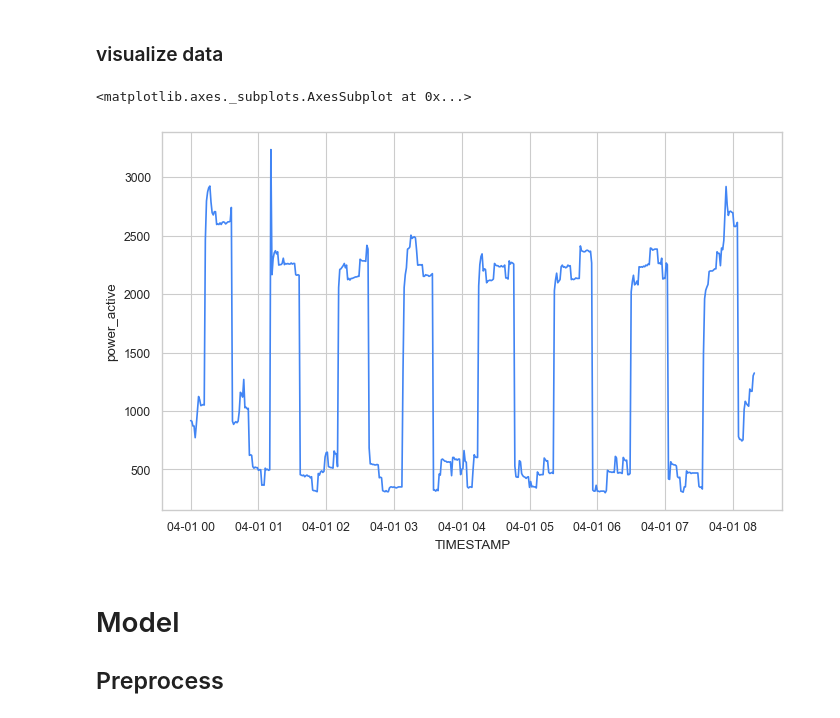
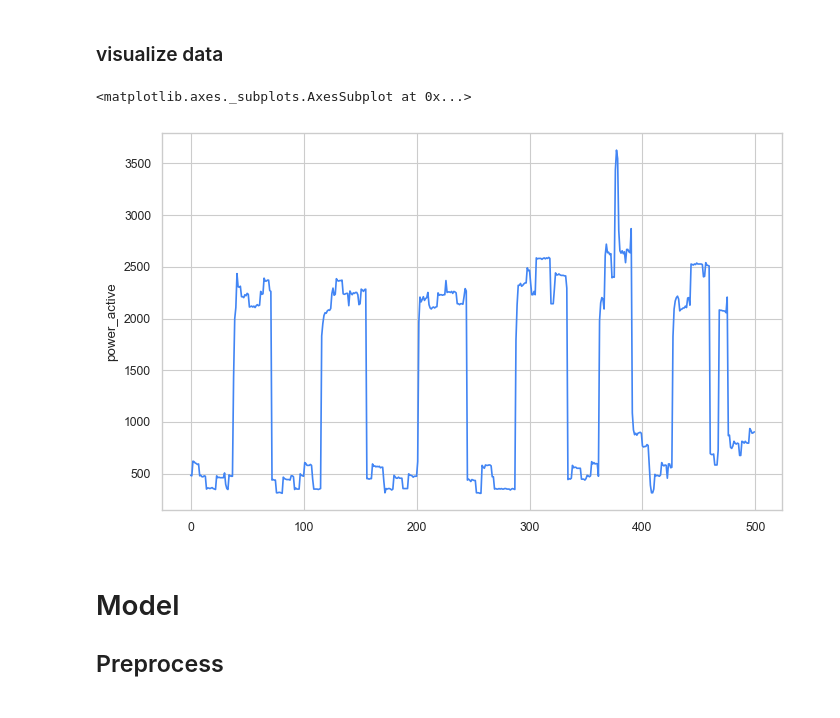
Before and after one commit to chuan-khuna/datamining_nilm_v2, a Jupyter notebook: 05_model_predict_main.ipynb, the cells around one changed output. Drawn from its saved outputs; the diff is of its cells as text; code cells hidden in the pictures.

```diff
--- a/05_model_predict_main.ipynb
+++ b/05_model_predict_main.ipynb
@@ -190,0 +193,4 @@ df
+# %%
+weekday = 3
+
+df = df[df['weekday'] == weekday]
@@ -194,10 +209,10 @@ df
 power_variable = "power_active"
 # %%
 n = 500
-sns.lineplot(x=df[timestamp_col][:n], y=df[power_variable][:n])
+sns.lineplot(x=np.arange(len(df[power_variable][:n])), y=df[power_variable][:n])
 # %% [output]
 <matplotlib.axes._subplots.AxesSubplot at 0x...>
-[figure, old version]
+[figure, new version]
 # %% [markdown]
 ##
 # Model
```
Also changed, not shown: parts of 19 cells of this notebook, 4 other files.
